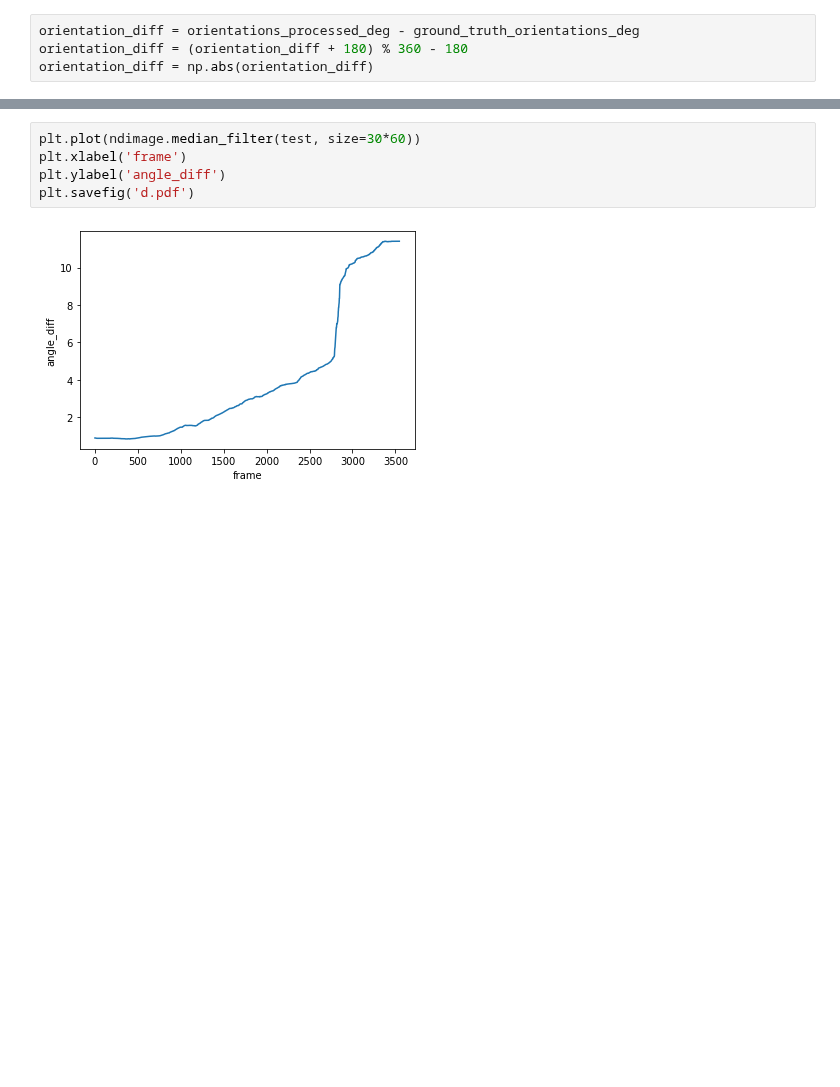
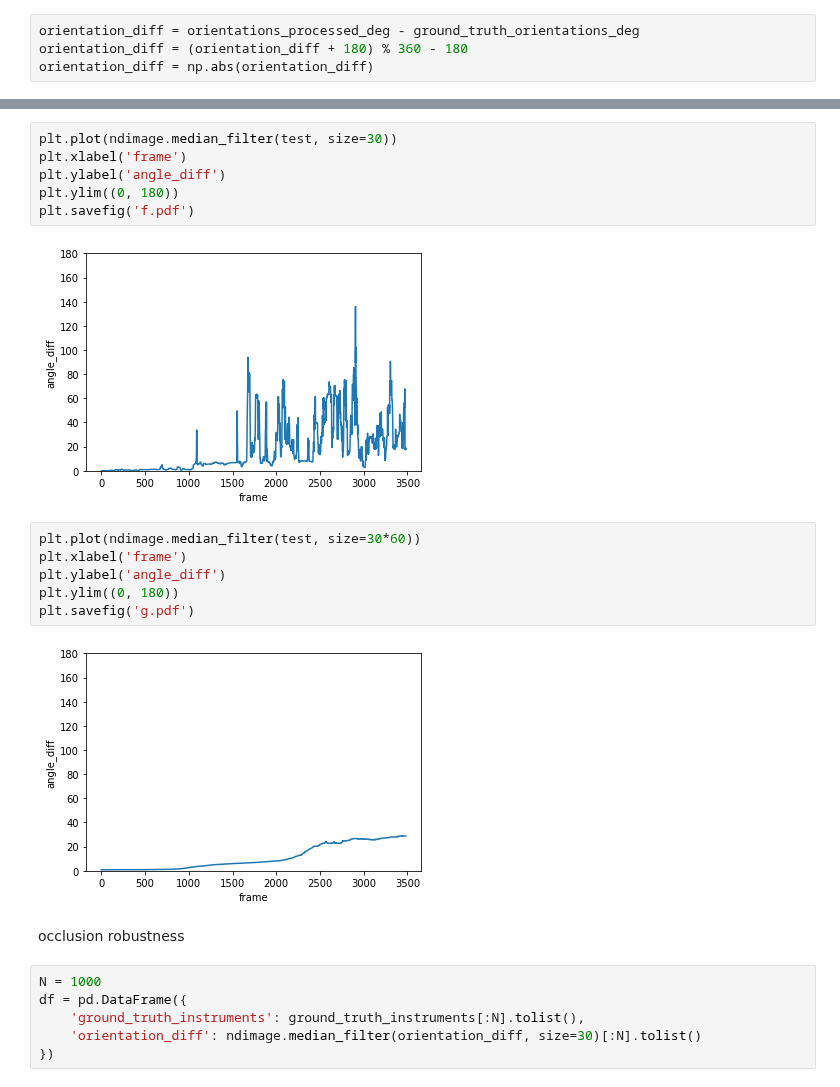
Before and after one commit to Custom-Surgical-GmbH/Cataract-Surgery-Training-Explorations, a Jupyter notebook: opencv_explorations/quantitative_evaluation.ipynb, the cells around one changed output, grey strips where cells are left out. Drawn from its saved outputs; the diff is of its cells as text; blank space fills up the shorter version.

```diff
--- a/opencv_explorations/quantitative_evaluation.ipynb
+++ b/opencv_explorations/quantitative_evaluation.ipynb
@@ -491,7 +573,24 @@ plt.savefig('c.pdf')
+# %%
+plt.plot(ndimage.median_filter(test, size=30))
+plt.xlabel('frame')
+plt.ylabel('angle_diff')
+plt.ylim((0, 180))
+plt.savefig('f.pdf')
+# %% [output]
+[figure, added]
 # %%
 plt.plot(ndimage.median_filter(test, size=30*60))
 plt.xlabel('frame')
 plt.ylabel('angle_diff')
-plt.savefig('d.pdf')
+plt.ylim((0, 180))
+plt.savefig('g.pdf')
 # %% [output]
-[figure, old version]
+[figure, new version]
+# %% [markdown]
+occlusion robustness
+# %%
+N = 1000
+df = pd.DataFrame({
+    'ground_truth_instruments': ground_truth_instruments[:N].tolist(),
+    'orientation_diff': ndimage.median_filter(orientation_diff, size=30)[:N].tolist()
+})
```
Also changed, not shown: parts of 24 cells of this notebook.
